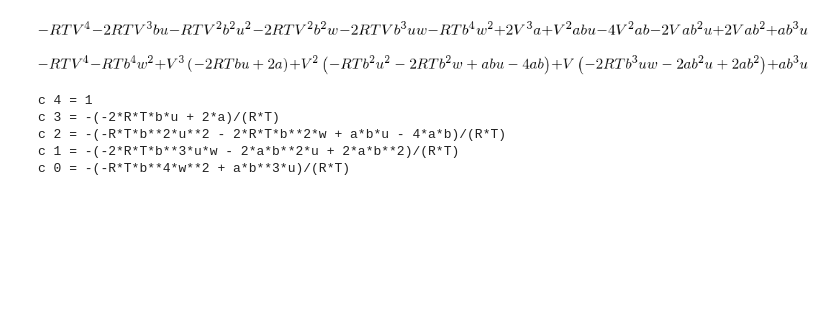
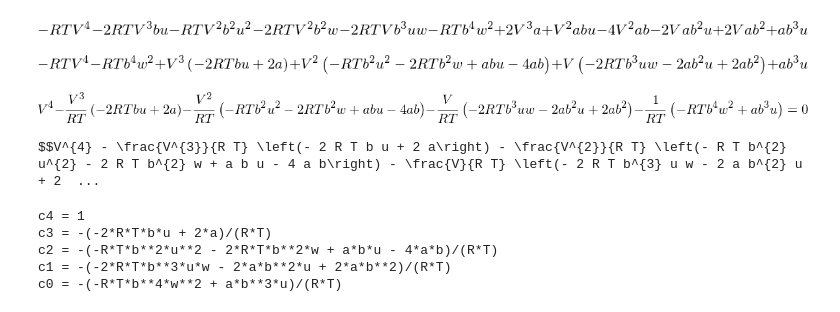
Before and after one commit to iurisegtovich/EQE359_Termodinamica_I, a Jupyter notebook: material_didatico/aula_eos/sympy_eos.ipynb, the cells around one changed output. Drawn from its saved outputs; the diff is of its cells as text; code cells hidden in the pictures; blank space fills up the shorter version.

```diff
--- a/material_didatico/aula_eos/sympy_eos.ipynb
+++ b/material_didatico/aula_eos/sympy_eos.ipynb
@@ -13,6 +21,10 @@ display(sym.Eq(sym.symbols('P'),P))
 # %%
-dP=sym.diff(P,V)
+dPdV=sym.diff(P,V)
 
-display(sym.Eq(sym.symbols(r'\frac{\partial{P}}{\partial{V}}'),dP))
+dPdV_eq=sym.Eq(sym.symbols(r'\frac{\partial{P}}{\partial{V}}'),dPdV)
+
+display(dPdV_eq)
+
+print( sym.latex(dPdV_eq, mode='equation', itex=True) )
 # %% [output]
 [figure]
@@ -27,12 +40,17 @@ display(sym.fraction(dP.args[1]))
 [figure]
 [figure]
 # %%
-n1=sym.fraction(dP.args[0])[0]
-n2=sym.fraction(dP.args[1])[0]
-d1=sym.fraction(dP.args[0])[1]
-d2=sym.fraction(dP.args[1])[1]
+num1=sym.fraction(dPdV.args[0])[0]
+num2=sym.fraction(dPdV.args[1])[0]
+den1=sym.fraction(dPdV.args[0])[1]
+den2=sym.fraction(dPdV.args[1])[1]
 
-Zero=n1*d2+n2*d1
-display(sym.Eq(Zero,0))
+zero=num1*den2+num2*den1
+
+zero_eq=sym.Eq(zero,0)
+
+display(zero_eq)
+
+print( sym.latex(zero_eq, mode='equation', itex=True) )
 # %% [output]
 [figure]
@@ -39,5 +58,6 @@ display(sym.Eq(Zero,0))
 # %%
-expr=sym.expand(Zero)
+#expandir distributivas e potências
+expr=sym.expand(zero)
 display(expr)
 # %% [output]
 [figure]
@@ -46,12 +67,26 @@ col=sym.collect(expr,V)
 display(col)
 # %% [output]
 [figure]
+# %%
+poly=sym.Integer(0)
+for i in range(4,-1,-1):
+    poly+= col.coeff(V,i)/col.coeff(V,4) *V**i
+
+poly_eq=sym.Eq(poly,0)
+
+display(poly_eq)
+
+print( sym.latex(poly_eq, mode='equation', itex=True) )
+# %% [output]
+[figure, added]
+$$V^{4} - \frac{V^{3}}{R T} \left(- 2 R T b u + 2 a\right) - \frac{V^{2}}{R T} \left(- R T b^{2} u^{2} - 2 R T b^{2} w + a b u - 4 a b\right) - \frac{V}{R T} \left(- 2 R T b^{3} u w - 2 a b^{2} u + 2  ...
 # %%
+# imprimir expressões em notação de operadores matémáticos python
 for i in range(4,-1,-1):
-    print("c",i,"=", col.coeff(V,i)/col.coeff(V,4))
+    print("c"+'{:1d}'.format(i),"=", col.coeff(V,i)/col.coeff(V,4))
 # %% [output]
-c 4 = 1
-c 3 = -(-2*R*T*b*u + 2*a)/(R*T)
-c 2 = -(-R*T*b**2*u**2 - 2*R*T*b**2*w + a*b*u - 4*a*b)/(R*T)
-c 1 = -(-2*R*T*b**3*u*w - 2*a*b**2*u + 2*a*b**2)/(R*T)
-c 0 = -(-R*T*b**4*w**2 + a*b**3*u)/(R*T)
+c4 = 1
+c3 = -(-2*R*T*b*u + 2*a)/(R*T)
+c2 = -(-R*T*b**2*u**2 - 2*R*T*b**2*w + a*b*u - 4*a*b)/(R*T)
+c1 = -(-2*R*T*b**3*u*w - 2*a*b**2*u + 2*a*b**2)/(R*T)
+c0 = -(-R*T*b**4*w**2 + a*b**3*u)/(R*T)
```
Also changed, not shown: parts of 16 cells of this notebook, 1 other file.
